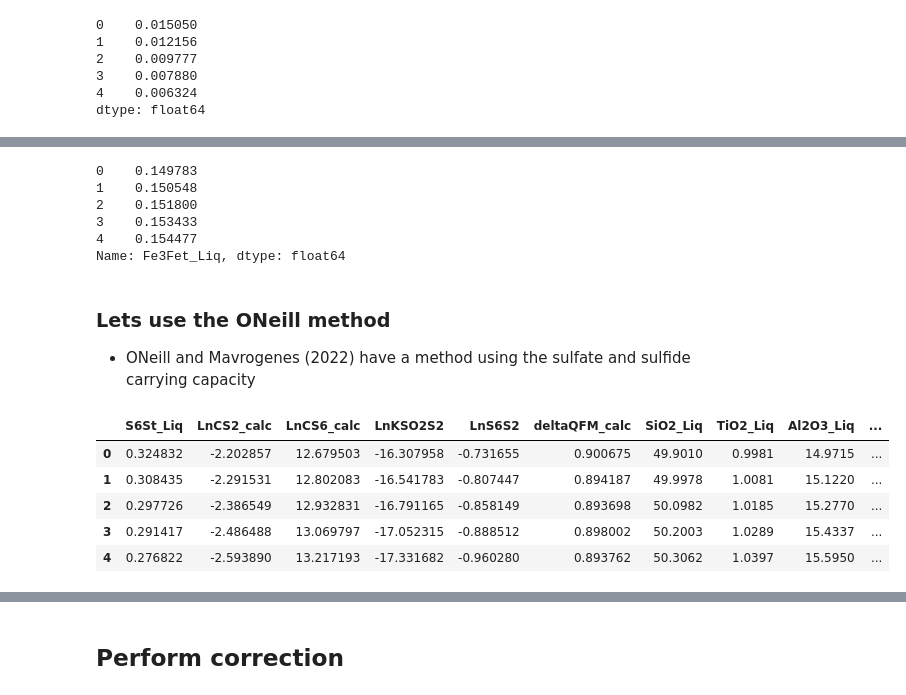
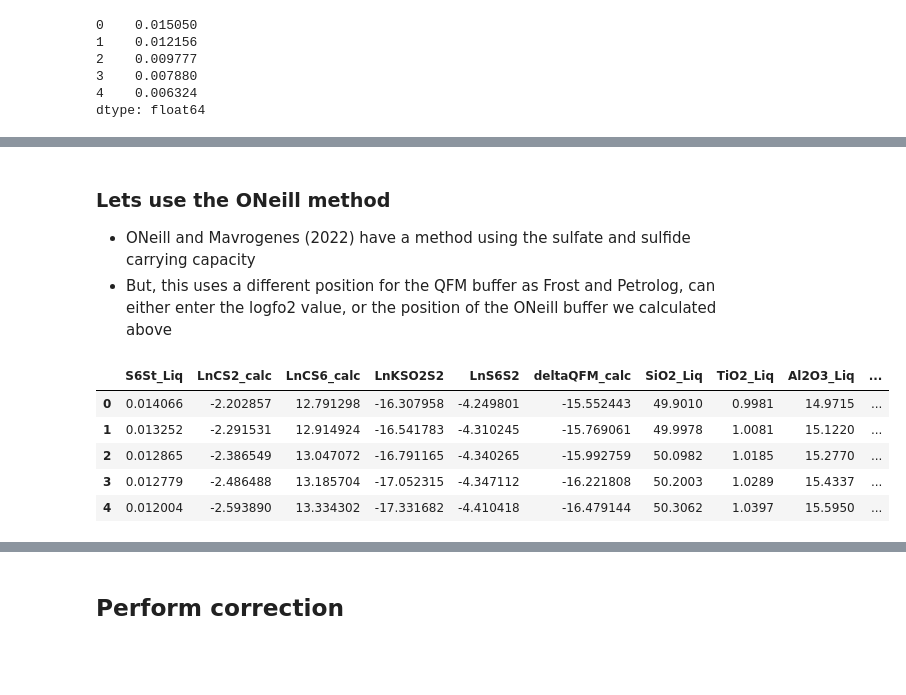
Before and after one commit to PennyWieser/PySulfSat, a Jupyter notebook: docs/Examples/Intro_Example_Petrolog_FC/FC_Petrolog.ipynb, the cells around one changed output, grey strips where cells are left out. Saved outputs shown, nothing was run; the diff lists cells and outputs as text; code cells hidden in the pictures; blank space fills up the shorter version.

Commit message:
added ppm to column headings, edited petrolog examples for fo2/QFM consistency

```diff
--- a/docs/Examples/Intro_Example_Petrolog_FC/FC_Petrolog.ipynb
+++ b/docs/Examples/Intro_Example_Petrolog_FC/FC_Petrolog.ipynb
@@ -408,12 +391,0 @@ dtype: float64
-# %%
-Recalc_Fe3Fet_Kress=pt.convert_fo2_to_fe_partition(liq_comps=df_out,
-                        T_K=df_out['T_K'], P_kbar=df_out['P_kbar'],
-                        fo2=10**df_out['Lg(fO2)'])
-Recalc_Fe3Fet_Kress['Fe3Fet_Liq'].head()
-# %% [output]
-0    0.149783
-1    0.150548
-2    0.151800
-3    0.153433
-4    0.154477
-Name: Fe3Fet_Liq, dtype: float64
@@ -423,15 +392,17 @@ Fe3Fet_Liq=Recalc_Fe3Fet_Kress['Fe3Fet_Liq'])
 # %% [markdown]
 ### Lets use the ONeill method
 - ONeill and Mavrogenes (2022) have a method using the sulfate and sulfide carrying capacity
+- But, this uses a different position for the QFM buffer as Frost and Petrolog, can either enter the logfo2 value,
+or the position of the ONeill buffer we calculated above
 # %%
 S6_ONeill=ss.calculate_OM2022_S6St(df=df_out,
-T_K=df_out['T_K'], Fe3Fet_Liq=Recalc_Fe3Fet_Kress['Fe3Fet_Liq'])
+T_K=df_out['T_K'], logfo2=df_out['Lg(fO2)'])
 S6_ONeill.head()
 # %% [output]
 |  | S6St_Liq | LnCS2_calc | LnCS6_calc | LnKSO2S2 | LnS6S2 | deltaQFM_calc | SiO2_Liq | TiO2_Liq | Al2O3_Liq | ... |
-| 0 | 0.324832 | -2.202857 | 12.679503 | -16.307958 | -0.731655 | 0.900675 | 49.9010 | 0.9981 | 14.9715 | ... |
-| 1 | 0.308435 | -2.291531 | 12.802083 | -16.541783 | -0.807447 | 0.894187 | 49.9978 | 1.0081 | 15.1220 | ... |
-| 2 | 0.297726 | -2.386549 | 12.932831 | -16.791165 | -0.858149 | 0.893698 | 50.0982 | 1.0185 | 15.2770 | ... |
-| 3 | 0.291417 | -2.486488 | 13.069797 | -17.052315 | -0.888512 | 0.898002 | 50.2003 | 1.0289 | 15.4337 | ... |
-| 4 | 0.276822 | -2.593890 | 13.217193 | -17.331682 | -0.960280 | 0.893762 | 50.3062 | 1.0397 | 15.5950 | ... |
+| 0 | 0.014066 | -2.202857 | 12.791298 | -16.307958 | -4.249801 | -15.552443 | 49.9010 | 0.9981 | 14.9715 | ... |
+| 1 | 0.013252 | -2.291531 | 12.914924 | -16.541783 | -4.310245 | -15.769061 | 49.9978 | 1.0081 | 15.1220 | ... |
+| 2 | 0.012865 | -2.386549 | 13.047072 | -16.791165 | -4.340265 | -15.992759 | 50.0982 | 1.0185 | 15.2770 | ... |
+| 3 | 0.012779 | -2.486488 | 13.185704 | -17.052315 | -4.347112 | -16.221808 | 50.2003 | 1.0289 | 15.4337 | ... |
+| 4 | 0.012004 | -2.593890 | 13.334302 | -17.331682 | -4.410418 | -16.479144 | 50.3062 | 1.0397 | 15.5950 | ... |
 # %%
```
Also changed, not shown: parts of 16 cells of this notebook, 21 other files.
